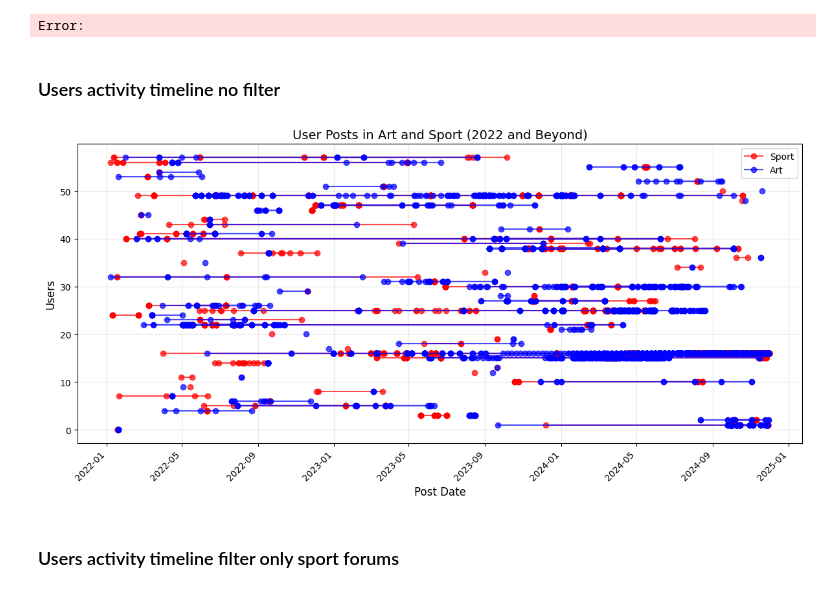
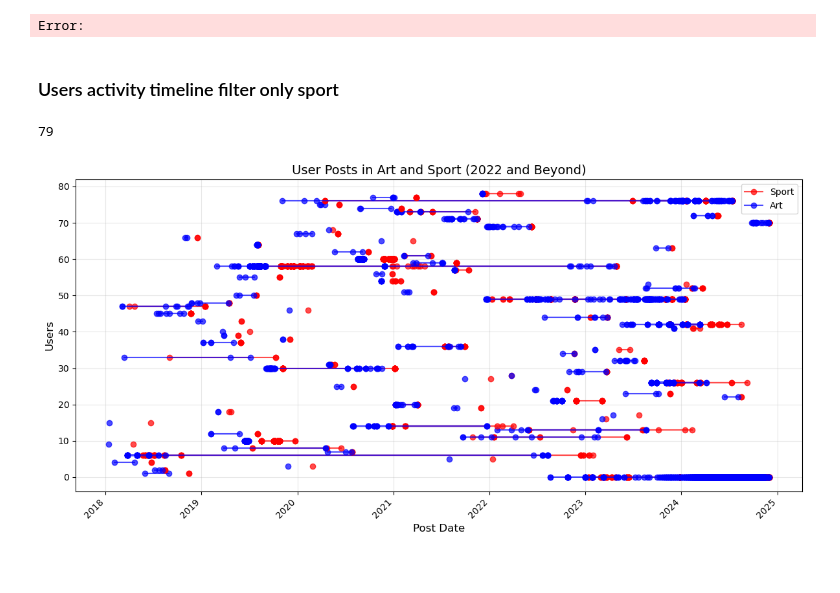
Before and after one commit to yuvalSaadati/Characterizing-human-behavior-using-internet-data, a Jupyter notebook: export_reddit art and sport.ipynb, the cells around one changed output. Cells and saved outputs as stored; diff of their text form; code cells hidden in the pictures.

```diff
--- a/export_reddit art and sport.ipynb
+++ b/export_reddit art and sport.ipynb
@@ -437,9 +437,9 @@ df.to_excel(output_file, index=False)
 10931
 Error:
 # %% [markdown]
-### Users activity timeline no filter
+### Users activity timeline filter only sport
 # %%
-from datetime import datetime, timedelta
+from datetime import datetime, timedelta, timezone
 import matplotlib.pyplot as plt
 import pandas as pd
 def make_hashable(d):
@@ -454,44 +454,46 @@ def make_hashable(d):
         return d
 
 # Constants
-cutoff_date = datetime(2022, 1, 1)
+cutoff_date = datetime(2018, 1, 1, tzinfo=timezone.utc)
 
 # Process and filter data for users with posts in both art and sport within 2 months
 user_timeline_data = {}
 excel_data = []
-user_timeline_data = {}
-excel_data = []
+sport_users = set(filtered_sport_posts.keys())
+art_users = set(art_posts_dic.keys())
+common_users = sport_users.intersection(art_users)
 
-for user in sport_posts_dic.keys():
+for user in common_users:
     sport_array = [
-        datetime.utcfromtimestamp(post['created_utc'])
-        for post in sport_posts_dic[user]
-        if datetime.utcfromtimestamp(post['created_utc']) >= cutoff_date
+        datetime.fromtimestamp(post['created_utc'], tz=timezone.utc).date()
+        for post in filtered_sport_posts[user]
+        if datetime.fromtimestamp(post['created_utc'], tz=timezone.utc) >= cutoff_date
     ]
     sport_array_posts = [
-        post for post in sport_posts_dic[user]
-        if datetime.utcfromtimestamp(post['created_utc']) >= cutoff_date
+        post for post in filtered_sport_posts[user]
+        if datetime.fromtimestamp(post['created_utc'], tz=timezone.utc) >= cutoff_date
     ]
     art_array = [
-        datetime.utcfromtimestamp(post['created_utc'])
+        datetime.fromtimestamp(post['created_utc'], tz=timezone.utc).date()
         for post in art_posts_dic[user]
-        if datetime.utcfromtimestamp(post['created_utc']) >= cutoff_date
+        if datetime.fromtimestamp(post['created_utc'], tz=timezone.utc) >= cutoff_date
     ]
     art_array_posts = [
         post for post in art_posts_dic[user]
-        if datetime.utcfromtimestamp(post['created_utc']) >= cutoff_date
+        if datetime.fromtimestamp(post['created_utc'], tz=timezone.utc) >= cutoff_date
     ]
-    MAX_TIME_DIFF = timedelta(days=100)
+    MAX_TIME_DIFF = 180
 
     # Collect posts within 2 months difference
 # Collect posts within 2 months difference
-    matched_posts = [
-        (sport_post, art_post)
-        for sport_post, sport_time in zip(sport_array_posts, sport_array)
-        for art_post, art_time in zip(art_array_posts, art_array)
-        if sport_time is not None and art_time is not None and abs(sport_time - art_time) <= MAX_TIME_DIFF
+    matched_posts = []
 
-    ]
+    for sport_post in sport_array_posts:
+        for art_post in art_array_posts:
+            dif_days = (datetime.fromtimestamp(sport_post['created_utc'], tz=timezone.utc).date() - datetime.fromtimestamp(art_post['created_utc'], tz=timezone.utc).date()).days
+            if sport_post is not None and art_post is not None and\
+                   dif_days<= MAX_TIME_DIFF and dif_days>=0:
+                matched_posts.append((sport_post, art_post))
 
 
     # Process only if there are matched posts
@@ -499,9 +501,6 @@ for user in sport_posts_dic.keys():
         user_timeline_data[user] = {
             'matched_posts': matched_posts
         }
-        # Add first matched posts to Excel data (you can extend this logic to include more matched posts)
-
-
         # Convert matched sport and art posts to unique sets using hashable tuples
         sport_posts = set([make_hashable(sport_art_post[0]) for sport_art_post in matched_posts])
         art_posts = set([make_hashable(sport_art_post[1]) for sport_art_post in matched_posts])
@@ -523,28 +522,33 @@ for user in sport_posts_dic.keys():
             # Append data to Excel, using .get() to safely access dictionary values
             excel_data.append({
                 "User": user,
+                "Art post id": art_post.get('post_id', ''),
+                "Art Title": art_post.get('title', ''),
+                "Art Description": art_post.get('description', ''),
+                "Art Flair": art_post.get('flair', ''),
+                "Art Subreddit": art_post.get('subreddit', ''),
+                "Art Score": art_post.get('score', ''),
+                "Art Created UTC": datetime.utcfromtimestamp(art_post['created_utc']) if 'created_utc' in art_post else '',
+
+                "Sport post id": sport_post.get('post_id', ''),
+                "Sport Title": sport_post.get('title', ''),
+                "Sport Description": sport_post.get('description', ''),
                 "Sport Flair": sport_post.get('flair', ''),
                 "Sport Subreddit": sport_post.get('subreddit', ''),
-                "Sport Title": sport_post.get('title', ''),
-                "Sport Description": sport_post.get('description', ''),
                 "Sport Score": sport_post.get('score', ''),
                 "Sport Created UTC": datetime.utcfromtimestamp(sport_post['created_utc']) if 'created_utc' in sport_post else '',
-
-                "Art Flair": art_post.get('flair', ''),
-                "Art Subreddit": art_post.get('subreddit', ''),
-                "Art Title": art_post.get('title', ''),
-                "Art Description": art_post.get('description', ''),
-                "Art Score": art_post.get('score', ''),
-                "Art Created UTC": datetime.utcfromtimestamp(art_post['created_utc']) if 'created_utc' in art_post else '',
             })
 
 
 
+
+
+print(len(user_timeline_data))
 # Convert the data to a DataFrame
 df = pd.DataFrame(excel_data)
 
 # Save the DataFrame to an Excel file
-output_file = "user_posts_art_and_sport_no_filter.xlsx"
+output_file = "user_posts_art_and_sport_only_sport_filter_all_posts.xlsx"
 df.to_excel(output_file, index=False)
 
 
@@ -552,33 +556,32 @@ df.to_excel(output_file, index=False)
 plt.figure(figsize=(12, 6))
 for i, (user, data) in enumerate(user_timeline_data.items()):
     sport_times = [datetime.utcfromtimestamp(post[0]['created_utc']) for post in data['matched_posts']]
     art_times = [datetime.utcfromtimestamp(post[1]['created_utc']) for post in data['matched_posts']]
 
     # Plot sport posts
     plt.plot(
         sport_times, [i] * len(sport_times),
         color='red', alpha=0.7, linestyle='-', marker='o',
         label='Sport' if i == 0 else ""
     )
 
     # Plot art posts
     plt.plot(
         art_times, [i] * len(art_times),
         color='blue', alpha=0.7, linestyle='-', marker='o',
         label='Art' if i == 0 else ""
     )
 
 # Enhance the plot
 plt.title("User Posts in Art and Sport (2022 and Beyond)", fontsize=14)
 plt.xlabel("Post Date", fontsize=12)
 plt.ylabel("Users", fontsize=12)
 plt.gcf().autofmt_xdate()  # Automatically format date labels
 plt.xticks(fontsize=10, rotation=45)
 plt.legend()
 plt.grid(True, alpha=0.3)
 plt.tight_layout()
 plt.show()
 # %% [output]
+79
-[figure, old version]
+[figure, new version]
-# %% [markdown]
-### Users activity timeline filter only sport forums
```
Also changed, not shown: parts of 3 cells of this notebook, 7 other files.
